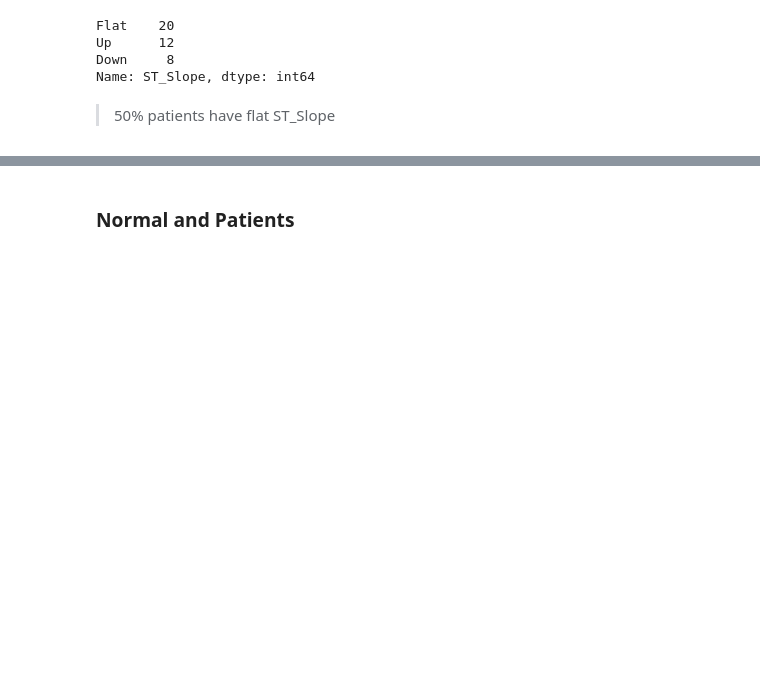
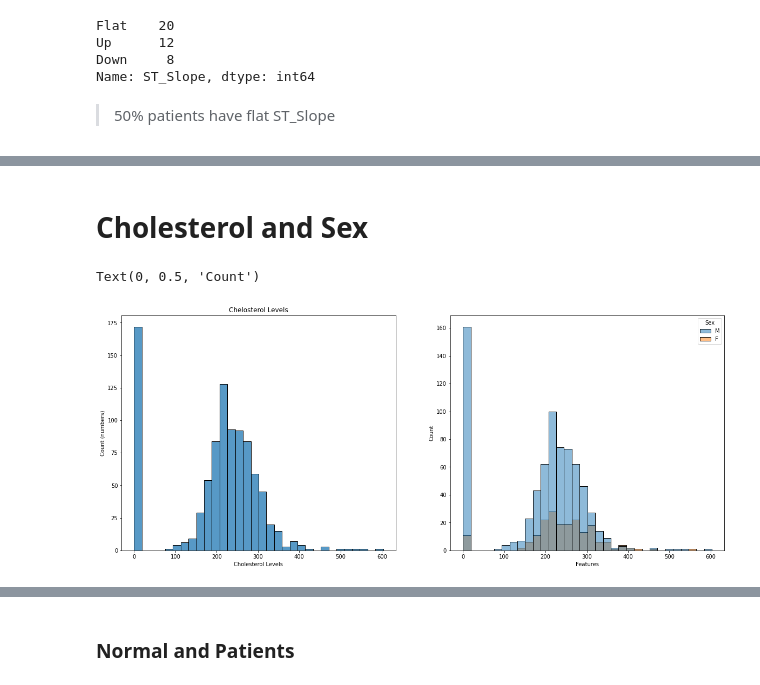
Before and after one commit to Irfan-Ahmad-byte/Heart-Failure, a Jupyter notebook: heart_failure.ipynb, the cells around one changed output, grey strips where cells are left out. Cells and saved outputs as stored; diff of their text form; code cells hidden in the pictures; blank space fills up the shorter version.

```diff
--- a/heart_failure.ipynb
+++ b/heart_failure.ipynb
@@ -537,0 +962,14 @@ Name: HeartRateRemarks, dtype: int64
+# %% [markdown]
+# Cholesterol and Sex
+# %%
+fig, ax = plt.subplots(1,2, figsize=(20,8))
+sns.histplot(data=causes, x='Cholesterol', ax=ax[0])
+ax[0].set_title('Chelosterol Levels')
+ax[0].set_xlabel('Cholesterol Levels')
+ax[0].set_ylabel('Count (numbers)')
+sns.histplot(data=causes, x='Cholesterol', hue='Sex', legend=True, ax=ax[1])
+ax[1].set_xlabel('Features')
+ax[1].set_ylabel('Count')
+# %% [output]
+Text(0, 0.5, 'Count')
+[figure, added]
```
Also changed, not shown: parts of 118 cells of this notebook, 1 other file.
